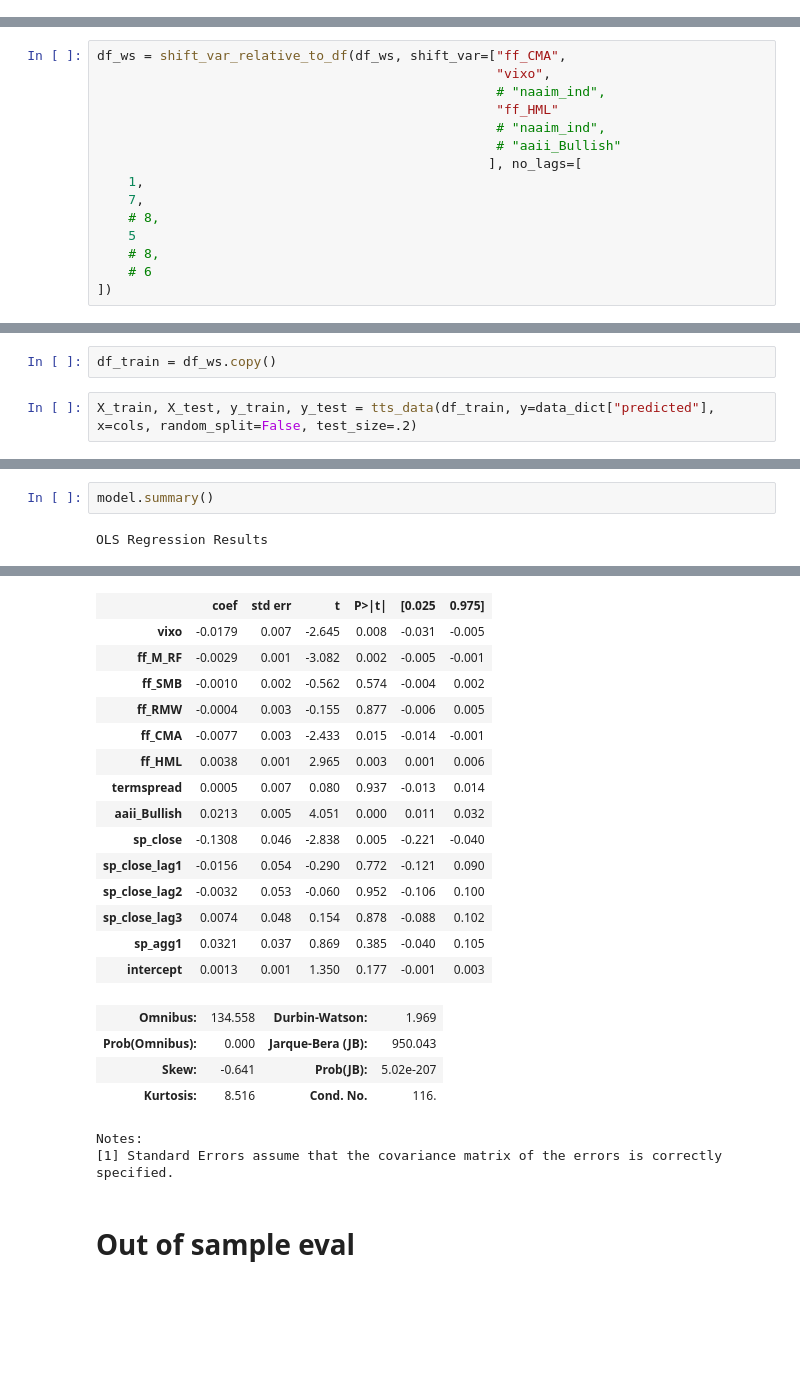
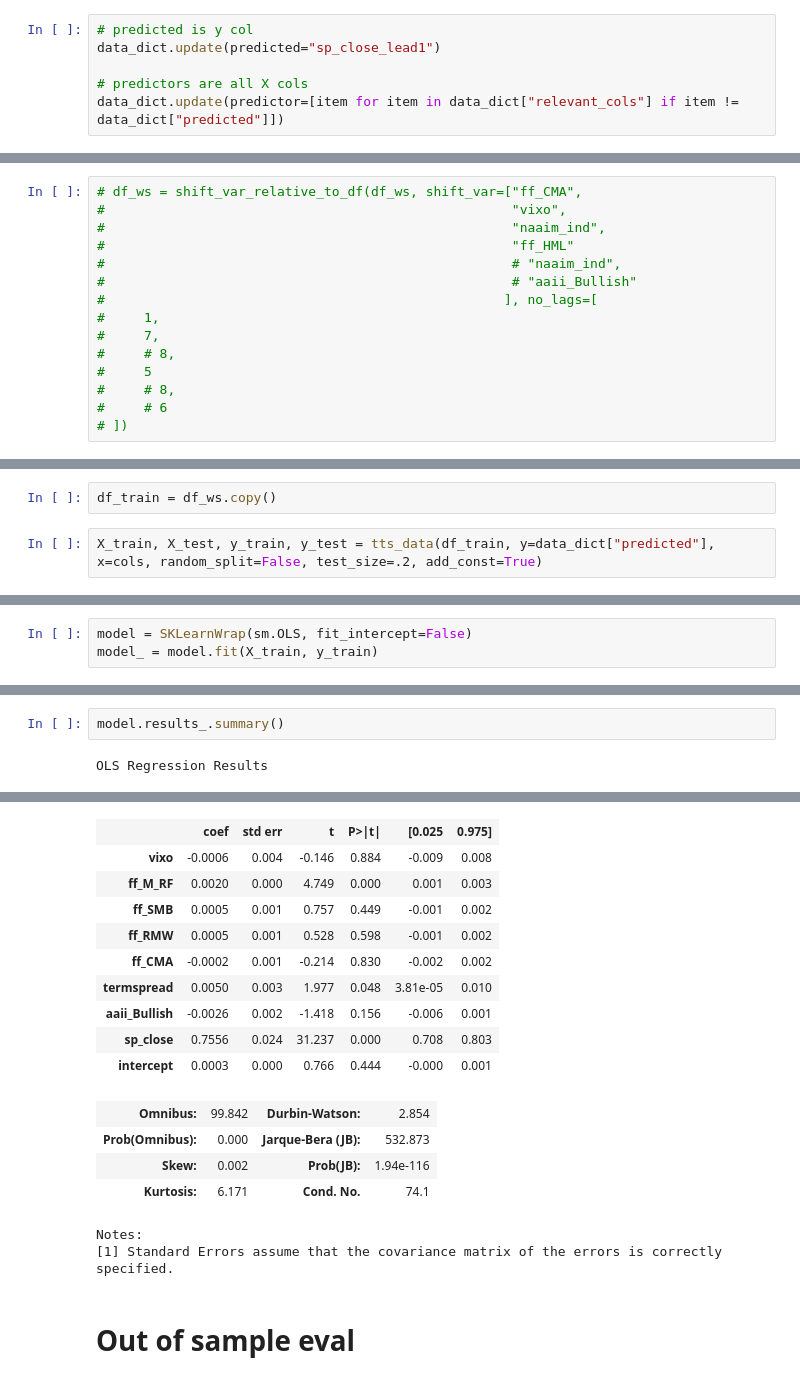
Before and after one commit to lukasgrahl/bachelor, a Jupyter notebook: notebooks/3.1-ols_model.ipynb, the cells around one changed output, grey strips where cells are left out. Drawn from its saved outputs; the diff is of its cells as text; blank space fills up the shorter version.

```diff
--- a/notebooks/3.1-ols_model.ipynb
+++ b/notebooks/3.1-ols_model.ipynb
@@ -24,2 +26,8 @@ data_dict = load_data(file_name="dict_weekly_896.pkl", file_path=WORK_DATA_DIR)
+# %%
+# predicted is y col
+data_dict.update(predicted="sp_close_lead1")
+
+# predictors are all X cols
+data_dict.update(predictor=[item for item in data_dict["relevant_cols"] if item != data_dict["predicted"]])
 # %% [markdown]
 # correlation
@@ -63,18 +78,18 @@ df_cross_corr(df_ws,
 # %%
-df_ws = shift_var_relative_to_df(df_ws, shift_var=["ff_CMA",
-                                                   "vixo",
-                                                   # "naaim_ind",
-                                                   "ff_HML"
-                                                   # "naaim_ind",
-                                                   # "aaii_Bullish"
-                                                  ], no_lags=[
-    1,
-    7,
-    # 8,
-    5
-    # 8,
-    # 6
-])
+# df_ws = shift_var_relative_to_df(df_ws, shift_var=["ff_CMA",
+#                                                    "vixo",
+#                                                    "naaim_ind",
+#                                                    "ff_HML"
+#                                                    # "naaim_ind",
+#                                                    # "aaii_Bullish"
+#                                                   ], no_lags=[
+#     1,
+#     7,
+#     # 8,
+#     5
+#     # 8,
+#     # 6
+# ])
 # %% [markdown]
 # Multicolinerarity
 # %%
@@ -105,4 +115,4 @@ get_variance_inflation_factor(df_ws, cols, col_pred=data_dict["predicted"])
 # %%
 df_train = df_ws.copy()
 # %%
-X_train, X_test, y_train, y_test = tts_data(df_train, y=data_dict["predicted"], x=cols, random_split=False, test_size=.2)
+X_train, X_test, y_train, y_test = tts_data(df_train, y=data_dict["predicted"], x=cols, random_split=False, test_size=.2, add_const=True)
@@ -111 +119,4 @@ model = sm.OLS(y_train, X_train).fit()
+# %%
+model = SKLearnWrap(sm.OLS, fit_intercept=False)
+model_ = model.fit(X_train, y_train)
 # %%
@@ -128,5 +134,5 @@ intercept        False
 dtype: bool
 # %%
-model.summary()
+model.results_.summary()
 # %% [output]
 OLS Regression Results
@@ -141,23 +147,18 @@ OLS Regression Results
 | Covariance Type: | nonrobust |  |  |
 |  | coef | std err | t | P>|t| | [0.025 | 0.975] |
-| vixo | -0.0179 | 0.007 | -2.645 | 0.008 | -0.031 | -0.005 |
-| ff_M_RF | -0.0029 | 0.001 | -3.082 | 0.002 | -0.005 | -0.001 |
-| ff_SMB | -0.0010 | 0.002 | -0.562 | 0.574 | -0.004 | 0.002 |
-| ff_RMW | -0.0004 | 0.003 | -0.155 | 0.877 | -0.006 | 0.005 |
-| ff_CMA | -0.0077 | 0.003 | -2.433 | 0.015 | -0.014 | -0.001 |
-| ff_HML | 0.0038 | 0.001 | 2.965 | 0.003 | 0.001 | 0.006 |
-| termspread | 0.0005 | 0.007 | 0.080 | 0.937 | -0.013 | 0.014 |
-| aaii_Bullish | 0.0213 | 0.005 | 4.051 | 0.000 | 0.011 | 0.032 |
-| sp_close | -0.1308 | 0.046 | -2.838 | 0.005 | -0.221 | -0.040 |
-| sp_close_lag1 | -0.0156 | 0.054 | -0.290 | 0.772 | -0.121 | 0.090 |
-| sp_close_lag2 | -0.0032 | 0.053 | -0.060 | 0.952 | -0.106 | 0.100 |
-| sp_close_lag3 | 0.0074 | 0.048 | 0.154 | 0.878 | -0.088 | 0.102 |
-| sp_agg1 | 0.0321 | 0.037 | 0.869 | 0.385 | -0.040 | 0.105 |
-| intercept | 0.0013 | 0.001 | 1.350 | 0.177 | -0.001 | 0.003 |
+| vixo | -0.0006 | 0.004 | -0.146 | 0.884 | -0.009 | 0.008 |
+| ff_M_RF | 0.0020 | 0.000 | 4.749 | 0.000 | 0.001 | 0.003 |
+| ff_SMB | 0.0005 | 0.001 | 0.757 | 0.449 | -0.001 | 0.002 |
+| ff_RMW | 0.0005 | 0.001 | 0.528 | 0.598 | -0.001 | 0.002 |
+| ff_CMA | -0.0002 | 0.001 | -0.214 | 0.830 | -0.002 | 0.002 |
+| termspread | 0.0050 | 0.003 | 1.977 | 0.048 | 3.81e-05 | 0.010 |
+| aaii_Bullish | -0.0026 | 0.002 | -1.418 | 0.156 | -0.006 | 0.001 |
+| sp_close | 0.7556 | 0.024 | 31.237 | 0.000 | 0.708 | 0.803 |
+| intercept | 0.0003 | 0.000 | 0.766 | 0.444 | -0.000 | 0.001 |
-| Omnibus: | 134.558 | Durbin-Watson: | 1.969 |
-| Prob(Omnibus): | 0.000 | Jarque-Bera (JB): | 950.043 |
-| Skew: | -0.641 | Prob(JB): | 5.02e-207 |
-| Kurtosis: | 8.516 | Cond. No. | 116. |
+| Omnibus: | 99.842 | Durbin-Watson: | 2.854 |
+| Prob(Omnibus): | 0.000 | Jarque-Bera (JB): | 532.873 |
+| Skew: | 0.002 | Prob(JB): | 1.94e-116 |
+| Kurtosis: | 6.171 | Cond. No. | 74.1 |
 Notes:
 [1] Standard Errors assume that the covariance matrix of the errors is correctly specified.
 # %% [markdown]
```
Also changed, not shown: parts of 12 cells of this notebook.
